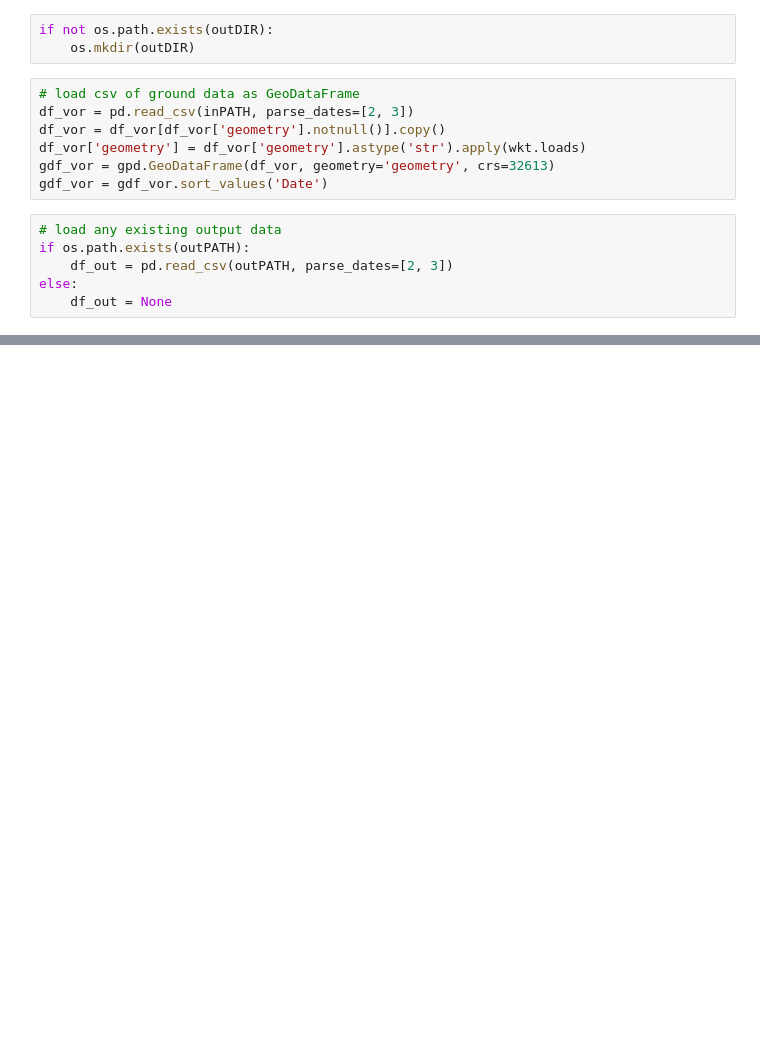
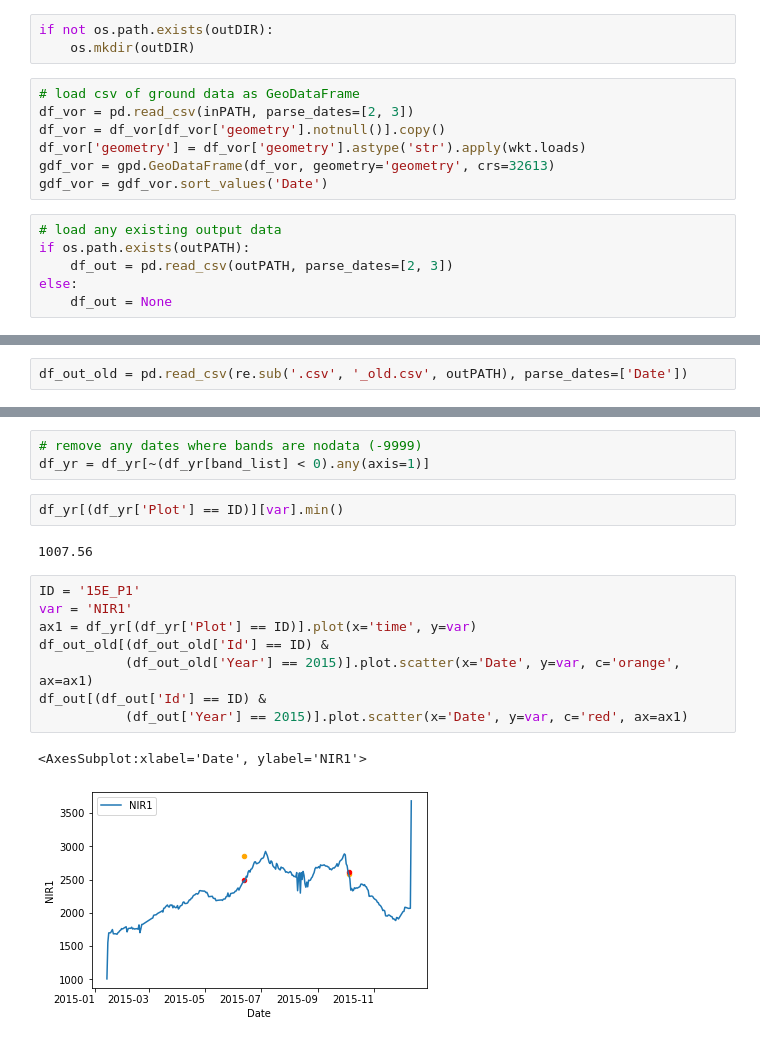
Before and after one commit to kearney-sp/cper_hls_veg_models, a Jupyter notebook: extract_hls/extract_hls_vor.ipynb, the cells around one changed output, grey strips where cells are left out. Cells and saved outputs as stored; diff of their text form; blank space fills up the shorter version.

```diff
--- a/extract_hls/extract_hls_vor.ipynb
+++ b/extract_hls/extract_hls_vor.ipynb
@@ -297,0 +391,2 @@ Shadow index centers of shadow, nonshadow dark and nonshadow bright on land : [
+# %%
+df_out_old = pd.read_csv(re.sub('.csv', '_old.csv', outPATH), parse_dates=['Date'])
@@ -297,0 +467,18 @@ Shadow index centers of shadow, nonshadow dark and nonshadow bright on land : [
+# %%
+# remove any dates where bands are nodata (-9999)
+df_yr = df_yr[~(df_yr[band_list] < 0).any(axis=1)]
+# %%
+df_yr[(df_yr['Plot'] == ID)][var].min()
+# %% [output]
+1007.56
+# %%
+ID = '15E_P1'
+var = 'NIR1'
+ax1 = df_yr[(df_yr['Plot'] == ID)].plot(x='time', y=var)
+df_out_old[(df_out_old['Id'] == ID) &
+           (df_out_old['Year'] == 2015)].plot.scatter(x='Date', y=var, c='orange', ax=ax1)
+df_out[(df_out['Id'] == ID) &
+           (df_out['Year'] == 2015)].plot.scatter(x='Date', y=var, c='red', ax=ax1)
+# %% [output]
+<AxesSubplot:xlabel='Date', ylabel='NIR1'>
+[figure, added]
```
Also changed, not shown: parts of 30 cells of this notebook, 21 other files.
